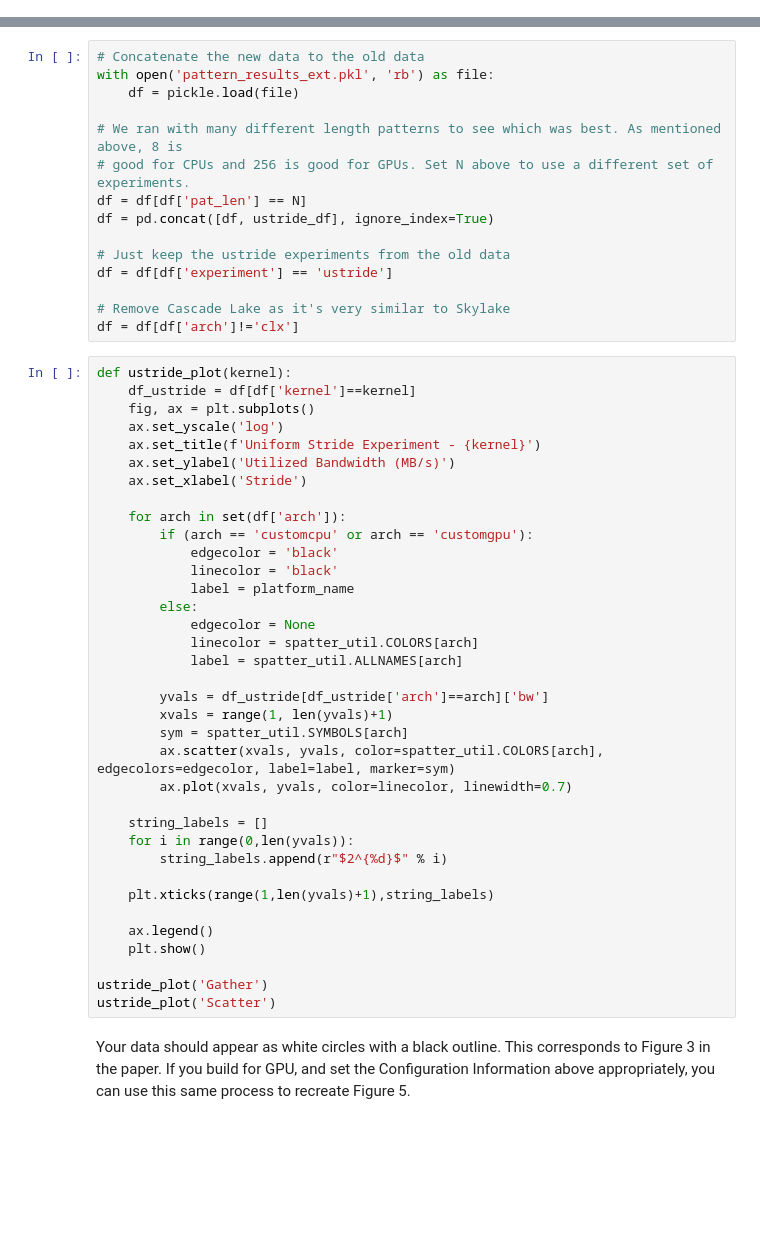
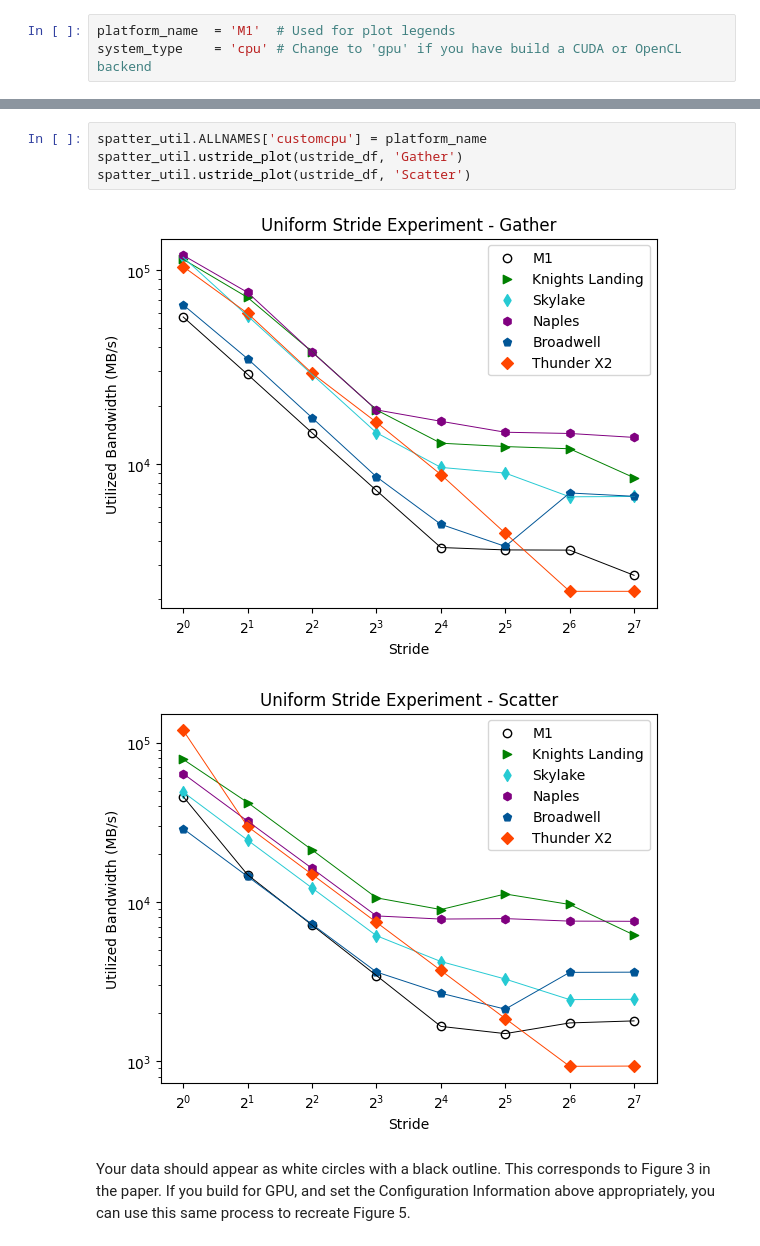
Before and after one commit to hpcgarage/spatter, a Jupyter notebook: notebooks/GettingStarted.ipynb, the cells around one changed output, grey strips where cells are left out. Drawn from its saved outputs; the diff is of its cells as text; blank space fills up the shorter version.

```diff
--- a/notebooks/GettingStarted.ipynb
+++ b/notebooks/GettingStarted.ipynb
@@ -59,0 +17,3 @@ system_type    = 'cpu'              # Change to 'gpu' if you have build a CUDA o
+# %%
+platform_name  = 'M1'  # Used for plot legends
+system_type    = 'cpu' # Change to 'gpu' if you have build a CUDA or OpenCL backend
@@ -164,56 +171,12 @@ os.system(f'{build_dir}/spatter -pFILE={suite} > ustride_custom{system_type}.txt
 ustride_df = spatter_util.file2df(f'ustride_custom{system_type}.txt')
 ustride_df = ustride_df.rename(columns={'bw(MB/s)':'bw'})
-# %%
-# Concatenate the new data to the old data
-with open('pattern_results_ext.pkl', 'rb') as file:
-    df = pickle.load(file)
-
-# We ran with many different length patterns to see which was best. As mentioned above, 8 is
-# good for CPUs and 256 is good for GPUs. Set N above to use a different set of experiments.
-df = df[df['pat_len'] == N]
-df = pd.concat([df, ustride_df], ignore_index=True)
-
-# Just keep the ustride experiments from the old data
-df = df[df['experiment'] == 'ustride']
-
-# Remove Cascade Lake as it's very similar to Skylake
-df = df[df['arch']!='clx']
-# %%
-def ustride_plot(kernel):
-    df_ustride = df[df['kernel']==kernel]
-    fig, ax = plt.subplots()
-    ax.set_yscale('log')
-    ax.set_title(f'Uniform Stride Experiment - {kernel}')
-    ax.set_ylabel('Utilized Bandwidth (MB/s)')
-    ax.set_xlabel('Stride')
-
-    for arch in set(df['arch']):
-        if (arch == 'customcpu' or arch == 'customgpu'):
-            edgecolor = 'black'
-            linecolor = 'black'
-            label = platform_name
-        else:
-            edgecolor = None
-            linecolor = spatter_util.COLORS[arch]
-            label = spatter_util.ALLNAMES[arch]
-
-        yvals = df_ustride[df_ustride['arch']==arch]['bw']
-        xvals = range(1, len(yvals)+1)
-        sym = spatter_util.SYMBOLS[arch]
-        ax.scatter(xvals, yvals, color=spatter_util.COLORS[arch], edgecolors=edgecolor, label=label, marker=sym)
-        ax.plot(xvals, yvals, color=linecolor, linewidth=0.7)
-
-    string_labels = []
-    for i in range(0,len(yvals)):
-        string_labels.append(r"$2^{%d}$" % i)
-
-    plt.xticks(range(1,len(yvals)+1),string_labels)
-
-    ax.legend()
-    plt.show()
-
-ustride_plot('Gather')
-ustride_plot('Scatter')
+# %%
+spatter_util.ALLNAMES['customcpu'] = platform_name
+spatter_util.ustride_plot(ustride_df, 'Gather')
+spatter_util.ustride_plot(ustride_df, 'Scatter')
+# %% [output]
+[figure, added]
+[figure, added]
 # %% [markdown]
 Your data should appear as white circles with a black outline. This corresponds to Figure 3 in the paper. If you build for GPU, and set the Configuration Information above appropriately, you can use this same process to recreate Figure 5.
 # %% [markdown]
```
Also changed, not shown: parts of 18 cells of this notebook, 3 other files.
